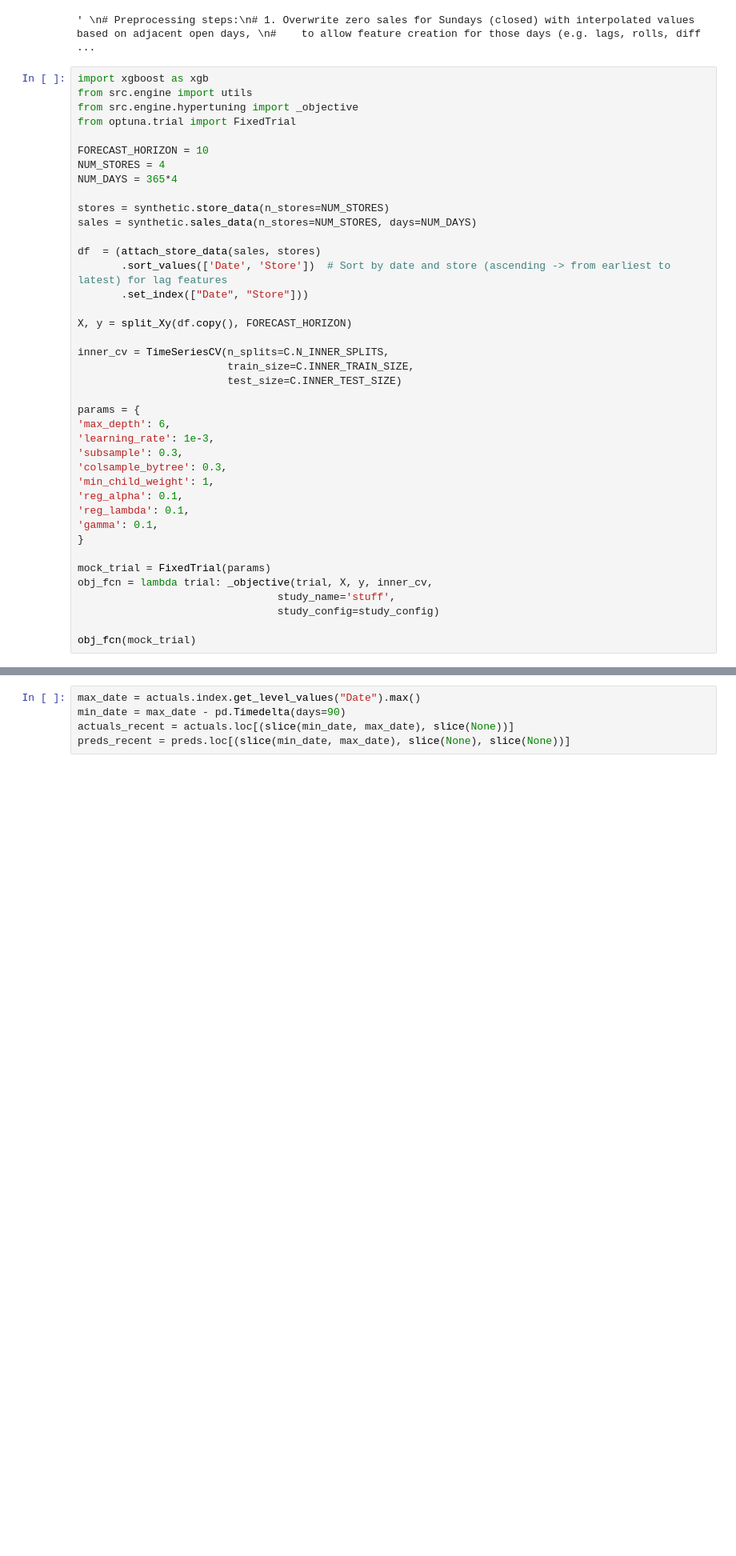
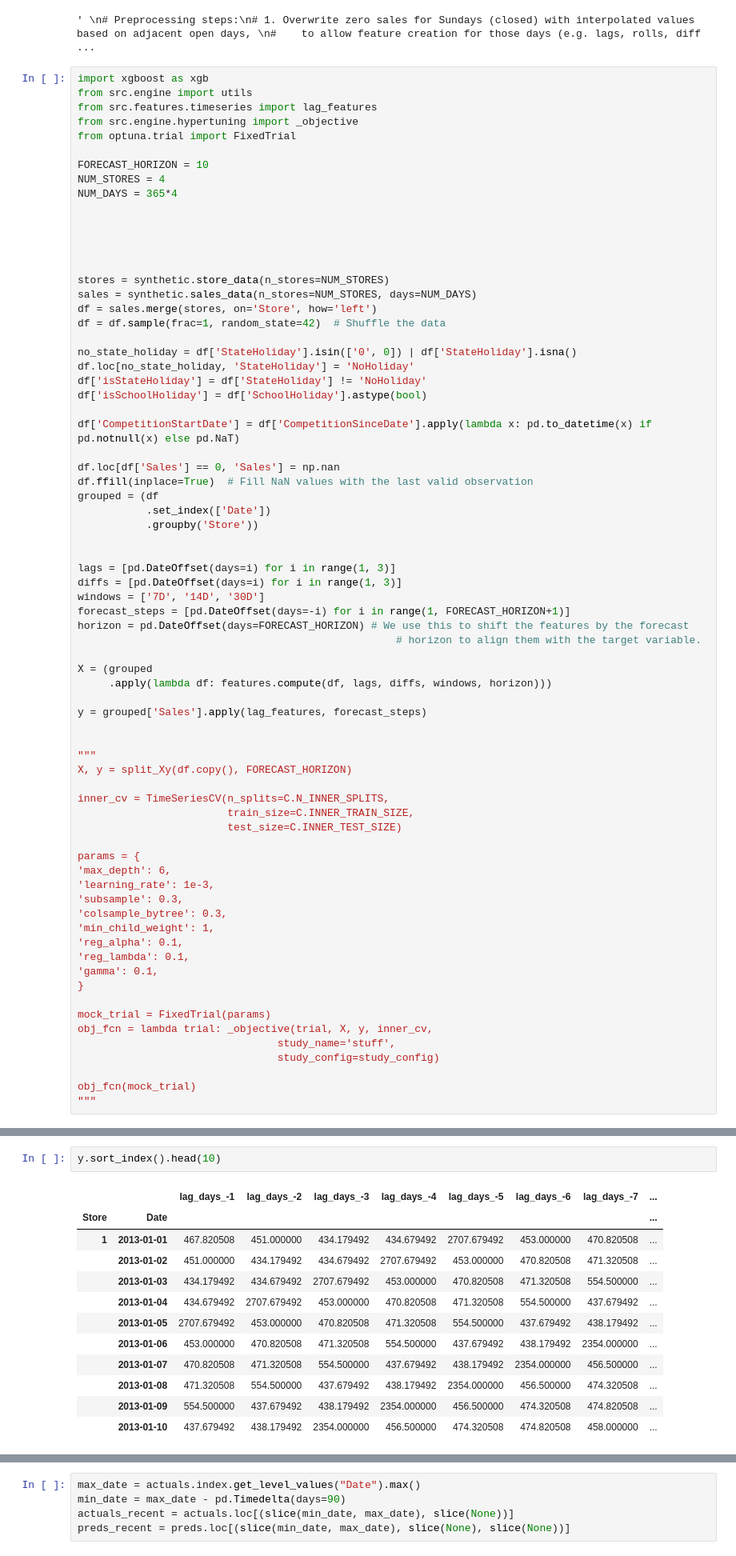
Before and after one commit to Miltos-90/Rossmann_Store_Sales_Forecasting, a Jupyter notebook: test_pipeline.ipynb, the cells around one changed output, grey strips where cells are left out. Shown at 80% size. Cells and saved outputs as stored; diff of their text form; blank space fills up the shorter version.

```diff
--- a/test_pipeline.ipynb
+++ b/test_pipeline.ipynb
@@ -191,6 +204,7 @@ for fold, (train_ix, test_ix) in enumerate(cv.split(X, y), start=1):
 # %%
 import xgboost as xgb
 from src.engine import utils
+from src.features.timeseries import lag_features
 from src.engine.hypertuning import _objective
 from optuna.trial import FixedTrial
 
@@ -198,13 +212,43 @@ FORECAST_HORIZON = 10
 NUM_STORES = 4
 NUM_DAYS = 365*4
 
+
+
+
+
 stores = synthetic.store_data(n_stores=NUM_STORES)
 sales = synthetic.sales_data(n_stores=NUM_STORES, days=NUM_DAYS)
+df = sales.merge(stores, on='Store', how='left')
+df = df.sample(frac=1, random_state=42)  # Shuffle the data
 
-df  = (attach_store_data(sales, stores)
-       .sort_values(['Date', 'Store'])  # Sort by date and store (ascending -> from earliest to latest) for lag features
-       .set_index(["Date", "Store"]))
+no_state_holiday = df['StateHoliday'].isin(['0', 0]) | df['StateHoliday'].isna()
+df.loc[no_state_holiday, 'StateHoliday'] = 'NoHoliday'
+df['isStateHoliday'] = df['StateHoliday'] != 'NoHoliday'
+df['isSchoolHoliday'] = df['SchoolHoliday'].astype(bool)
 
+df['CompetitionStartDate'] = df['CompetitionSinceDate'].apply(lambda x: pd.to_datetime(x) if pd.notnull(x) else pd.NaT)
+
+df.loc[df['Sales'] == 0, 'Sales'] = np.nan
+df.ffill(inplace=True)  # Fill NaN values with the last valid observation
+grouped = (df
+           .set_index(['Date'])
+           .groupby('Store'))
+
+
+lags = [pd.DateOffset(days=i) for i in range(1, 3)]
+diffs = [pd.DateOffset(days=i) for i in range(1, 3)]
+windows = ['7D', '14D', '30D']
+forecast_steps = [pd.DateOffset(days=-i) for i in range(1, FORECAST_HORIZON+1)]
+horizon = pd.DateOffset(days=FORECAST_HORIZON) # We use this to shift the features by the forecast
+                                                   # horizon to align them with the target variable.
+
+X = (grouped
+     .apply(lambda df: features.compute(df, lags, diffs, windows, horizon)))
+
+y = grouped['Sales'].apply(lag_features, forecast_steps)
+
+
+"""
 X, y = split_Xy(df.copy(), FORECAST_HORIZON)
 
 inner_cv = TimeSeriesCV(n_splits=C.N_INNER_SPLITS,
@@ -228,4 +272,5 @@ obj_fcn = lambda trial: _objective(trial, X, y, inner_cv,
                                 study_config=study_config)
 
 obj_fcn(mock_trial)
+"""
 # %% [output]
@@ -250,3 +308,18 @@ np.float64(43.651472025688385)
+# %%
+y.sort_index().head(10)
+# %% [output]
+|  |  | lag_days_-1 | lag_days_-2 | lag_days_-3 | lag_days_-4 | lag_days_-5 | lag_days_-6 | lag_days_-7 | ... |
+| Store | Date |  |  |  |  |  |  |  | ... |
+| 1 | 2013-01-01 | 467.820508 | 451.000000 | 434.179492 | 434.679492 | 2707.679492 | 453.000000 | 470.820508 | ... |
+|  | 2013-01-02 | 451.000000 | 434.179492 | 434.679492 | 2707.679492 | 453.000000 | 470.820508 | 471.320508 | ... |
+|  | 2013-01-03 | 434.179492 | 434.679492 | 2707.679492 | 453.000000 | 470.820508 | 471.320508 | 554.500000 | ... |
+|  | 2013-01-04 | 434.679492 | 2707.679492 | 453.000000 | 470.820508 | 471.320508 | 554.500000 | 437.679492 | ... |
+|  | 2013-01-05 | 2707.679492 | 453.000000 | 470.820508 | 471.320508 | 554.500000 | 437.679492 | 438.179492 | ... |
+|  | 2013-01-06 | 453.000000 | 470.820508 | 471.320508 | 554.500000 | 437.679492 | 438.179492 | 2354.000000 | ... |
+|  | 2013-01-07 | 470.820508 | 471.320508 | 554.500000 | 437.679492 | 438.179492 | 2354.000000 | 456.500000 | ... |
+|  | 2013-01-08 | 471.320508 | 554.500000 | 437.679492 | 438.179492 | 2354.000000 | 456.500000 | 474.320508 | ... |
+|  | 2013-01-09 | 554.500000 | 437.679492 | 438.179492 | 2354.000000 | 456.500000 | 474.320508 | 474.820508 | ... |
+|  | 2013-01-10 | 437.679492 | 438.179492 | 2354.000000 | 456.500000 | 474.320508 | 474.820508 | 458.000000 | ... |
 # %%
 booster = hypertuning.refit(X, y, mock_trial, study_config)
 
```
Also changed, not shown: parts of 5 cells of this notebook, 14 other files.
